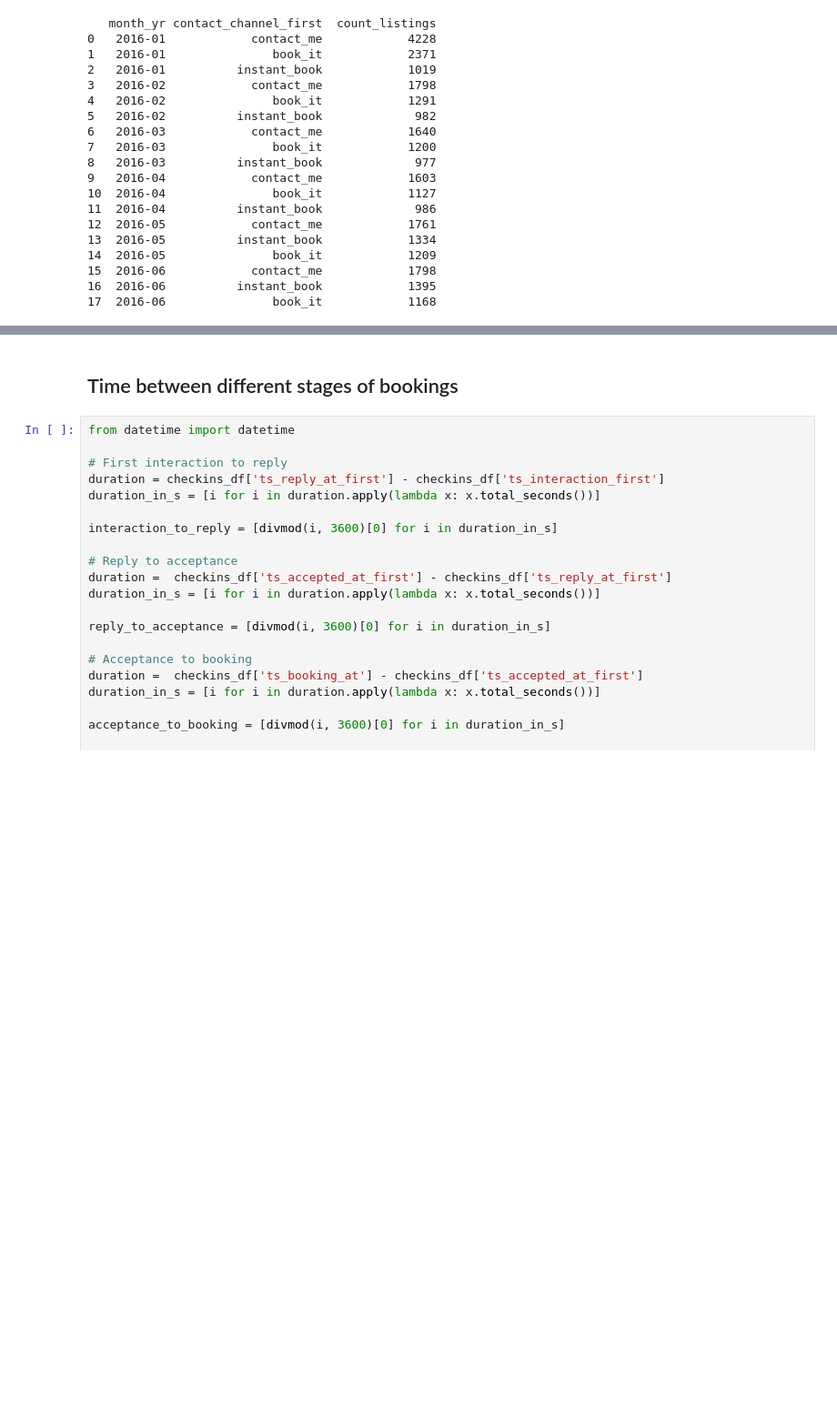
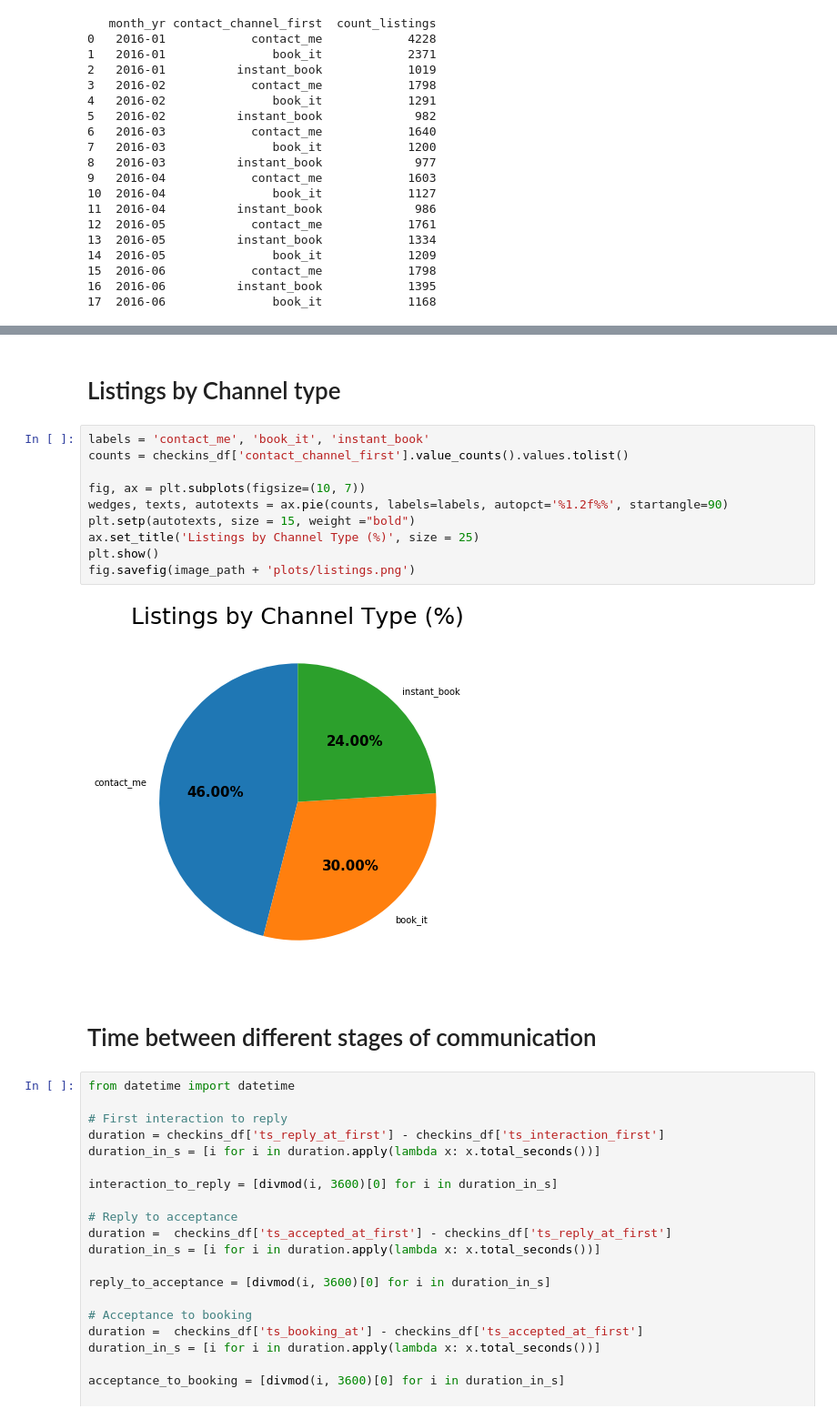
Before and after one commit to NikhilSawal/data_science_case_studies, a Jupyter notebook: airbnb/solution/solution.ipynb, the cells around one changed output, grey strips where cells are left out. Shown at 91% size. Saved outputs shown, nothing was run; the diff lists cells and outputs as text; blank space fills up the shorter version.

```diff
--- a/airbnb/solution/solution.ipynb
+++ b/airbnb/solution/solution.ipynb
@@ -158,5 +141,19 @@ checkins_df.head()
+# %% [markdown]
+# Listings by Channel type
+# %%
+labels = 'contact_me', 'book_it', 'instant_book'
+counts = checkins_df['contact_channel_first'].value_counts().values.tolist()
+
+fig, ax = plt.subplots(figsize=(10, 7))
+wedges, texts, autotexts = ax.pie(counts, labels=labels, autopct='%1.2f%%', startangle=90)
+plt.setp(autotexts, size = 15, weight ="bold")
+ax.set_title('Listings by Channel Type (%)', size = 25)
+plt.show()
+fig.savefig(image_path + 'plots/listings.png')
+# %% [output]
+[figure, added]
 # %% [markdown]
-## Time between different stages of bookings
+# Time between different stages of communication
 # %%
 from datetime import datetime
 
```
Also changed, not shown: parts of 21 cells of this notebook, 1 other file.
